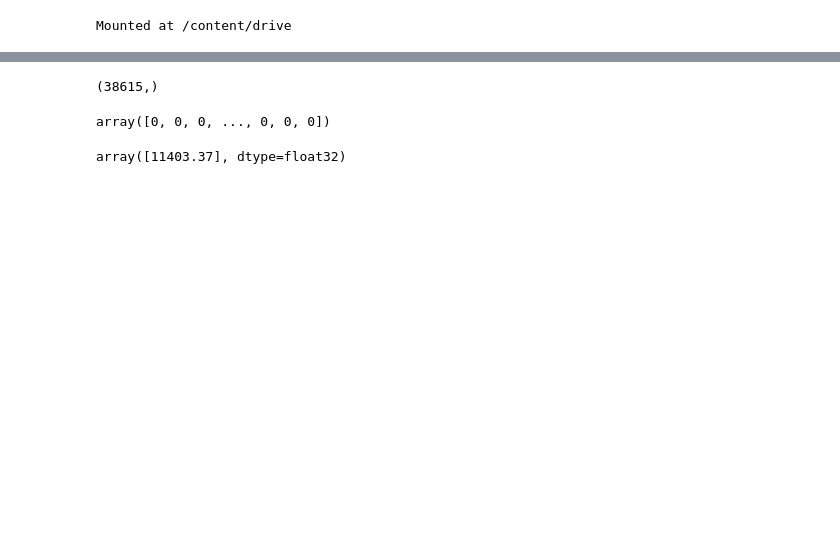
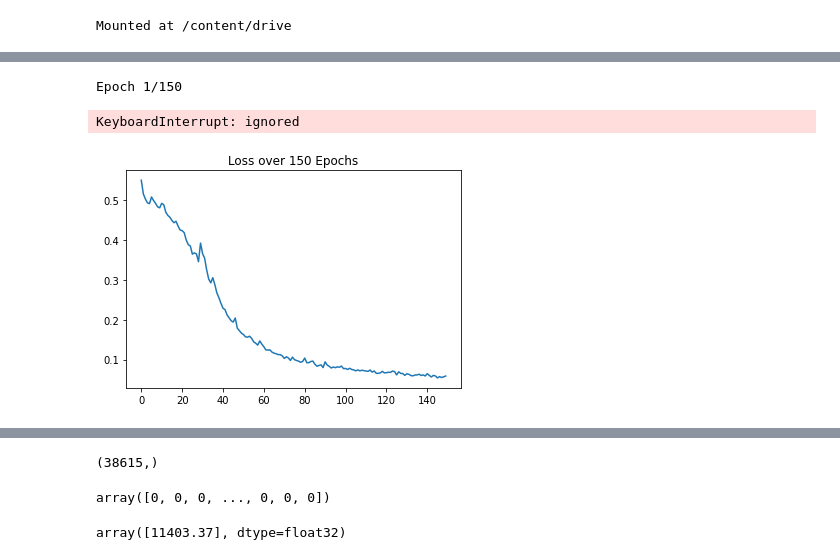
Before and after one commit to zainkhan9/inebriation_detection, a Jupyter notebook: Keras Bidirectional LSTM.ipynb, the cells around one changed output, grey strips where cells are left out. Drawn from its saved outputs; the diff is of its cells as text; code cells hidden in the pictures; blank space fills up the shorter version.

```diff
--- a/Keras Bidirectional LSTM.ipynb
+++ b/Keras Bidirectional LSTM.ipynb
@@ -40,16 +45,24 @@ model = Sequential()
 
 model.add(LayerNormalization(axis=-1 , center=True , scale=True))
 model.add(Bidirectional(LSTM(100, return_sequences=True,stateful=False)))
+
+model.add(Dropout(.2))
 model.add(LayerNormalization(axis=-1 , center=True , scale=True))
 model.add(Bidirectional(LSTM(50, return_sequences=True,stateful=False)))
+model.add(Dropout(.2))
+
 model.add(LayerNormalization(axis=-1, center=True , scale=True))
 model.add(Bidirectional(LSTM(25, return_sequences=False,stateful=False)))
+model.add(Dropout(.2))
+
 model.add(LayerNormalization(axis=-1, center=True , scale=True))
 
+
 model.add(Dense(1, activation='sigmoid'))
-model.compile(loss='binary_crossentropy', optimizer='adam', metrics=['accuracy','AUC'])
+opt = Adam(learning_rate=1e-3)
+model.compile(loss='binary_crossentropy', optimizer=opt, metrics=['accuracy','AUC'])
 # train LSTM
-model.fit(X_train, y_train, epochs=75, batch_size=32, verbose=2, class_weight=class_weight)
+history = model.fit(X_train, y_train, epochs=300, batch_size=256, verbose=2,validation_split=.1, class_weight=class_weight)
 # evaluate LSTM
 yhat = model.predict(X_test, verbose=2)
 model.evaluate(X_test,y_test)
@@ -64,0 +96,18 @@ array([0., 0., 0., ..., 1., 0., 0.])
+# %%
+#Model
+
+model = load_model('/content/drive/MyDrive/Capstone Project EDA/Model Saves/model_100_50_25')
+# train LSTM
+model.fit(X_train, y_train, epochs=150, batch_size=256, verbose=2, class_weight=class_weight)
+# evaluate LSTM
+yhat = model.predict(X_test, verbose=2)
+model.evaluate(X_test,y_test)
+# %% [output]
+Epoch 1/150
+KeyboardInterrupt: ignored
+# %%
+plt.plot(history.history['loss'])
+plt.title('Loss over 150 Epochs')
+plt.show()
+# %% [output]
+[figure, added]
```
Also changed, not shown: parts of 8 cells of this notebook, 1 other file.
